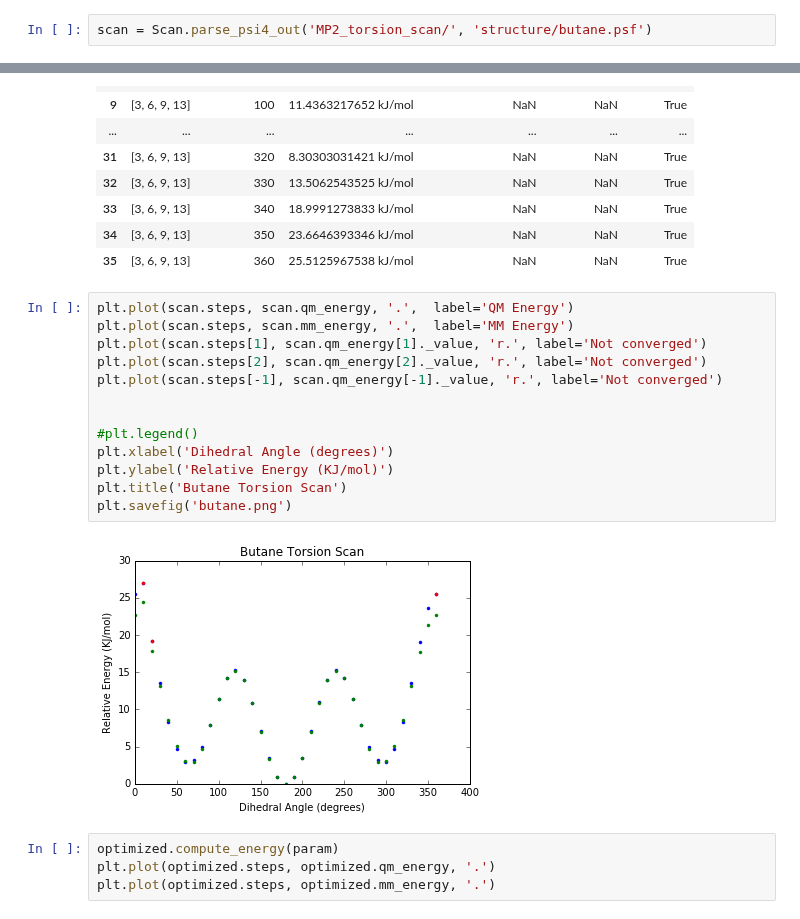
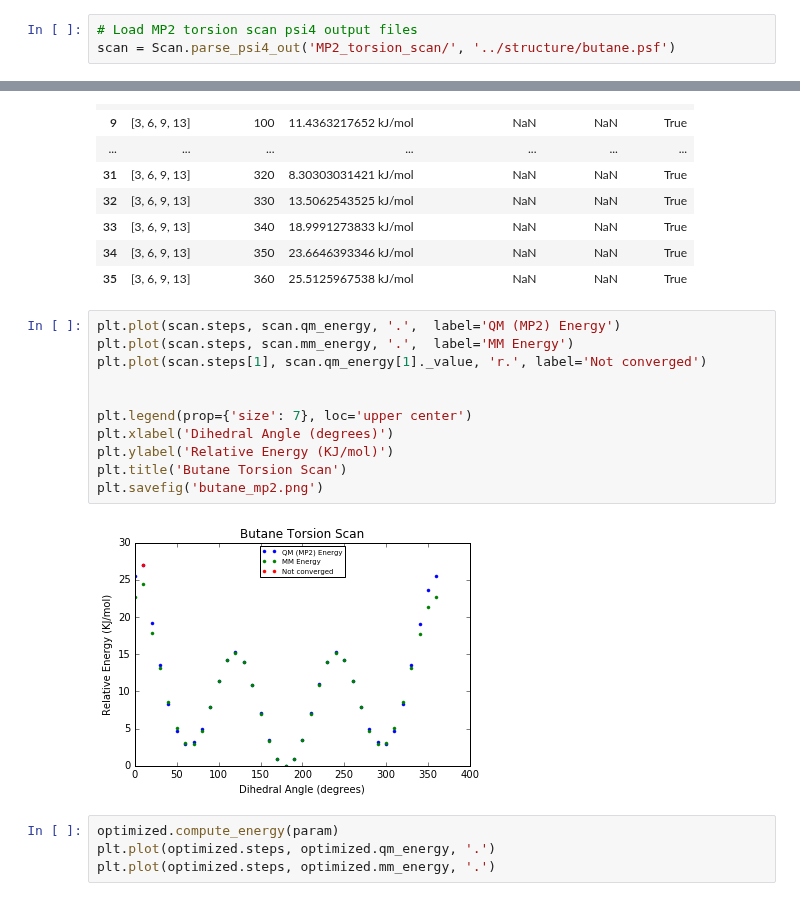
Before and after one commit to choderalab/torsionfit, a Jupyter notebook: examples/butane/torsion_scans/Comparaing_QM_methods.ipynb, the cells around one changed output, grey strips where cells are left out. Saved outputs shown, nothing was run; the diff lists cells and outputs as text.

```diff
--- a/examples/butane/torsion_scans/Comparaing_QM_methods.ipynb
+++ b/examples/butane/torsion_scans/Comparaing_QM_methods.ipynb
@@ -6,5 +8,6 @@ from fnmatch import fnmatch
 import numpy as np
 import torsionfit.TorsionScanSet as Scan
 # %%
-scan = Scan.parse_psi4_out('MP2_torsion_scan/', 'structure/butane.psf')
+# Load MP2 torsion scan psi4 output files
+scan = Scan.parse_psi4_out('MP2_torsion_scan/', '../structure/butane.psf')
 # %% [output]
@@ -73,20 +76,18 @@ optimized.to_dataframe()
 | 34 | [3, 6, 9, 13] | 350 | 23.6646393346 kJ/mol | NaN | NaN | True |
 | 35 | [3, 6, 9, 13] | 360 | 25.5125967538 kJ/mol | NaN | NaN | True |
 # %%
-plt.plot(scan.steps, scan.qm_energy, '.',  label='QM Energy')
+plt.plot(scan.steps, scan.qm_energy, '.',  label='QM (MP2) Energy')
 plt.plot(scan.steps, scan.mm_energy, '.',  label='MM Energy')
 plt.plot(scan.steps[1], scan.qm_energy[1]._value, 'r.', label='Not converged')
-plt.plot(scan.steps[2], scan.qm_energy[2]._value, 'r.', label='Not converged')
-plt.plot(scan.steps[-1], scan.qm_energy[-1]._value, 'r.', label='Not converged')
 
 
-#plt.legend()
+plt.legend(prop={'size': 7}, loc='upper center')
 plt.xlabel('Dihedral Angle (degrees)')
 plt.ylabel('Relative Energy (KJ/mol)')
 plt.title('Butane Torsion Scan')
-plt.savefig('butane.png')
+plt.savefig('butane_mp2.png')
 # %% [output]
-[figure, old version]
+[figure, new version]
 # %%
 optimized.compute_energy(param)
 plt.plot(optimized.steps, optimized.qm_energy, '.')
```
Also changed, not shown: parts of 11 cells of this notebook, 5 other files.
